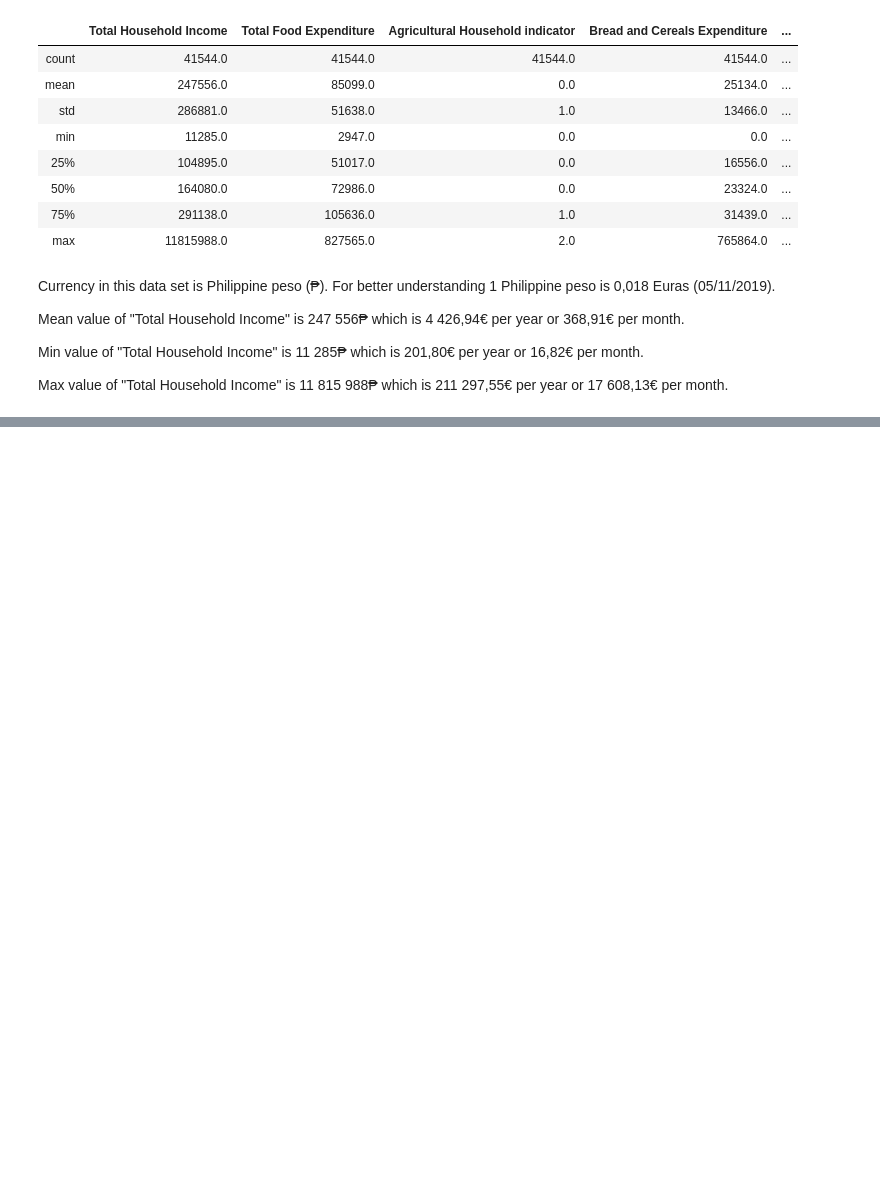
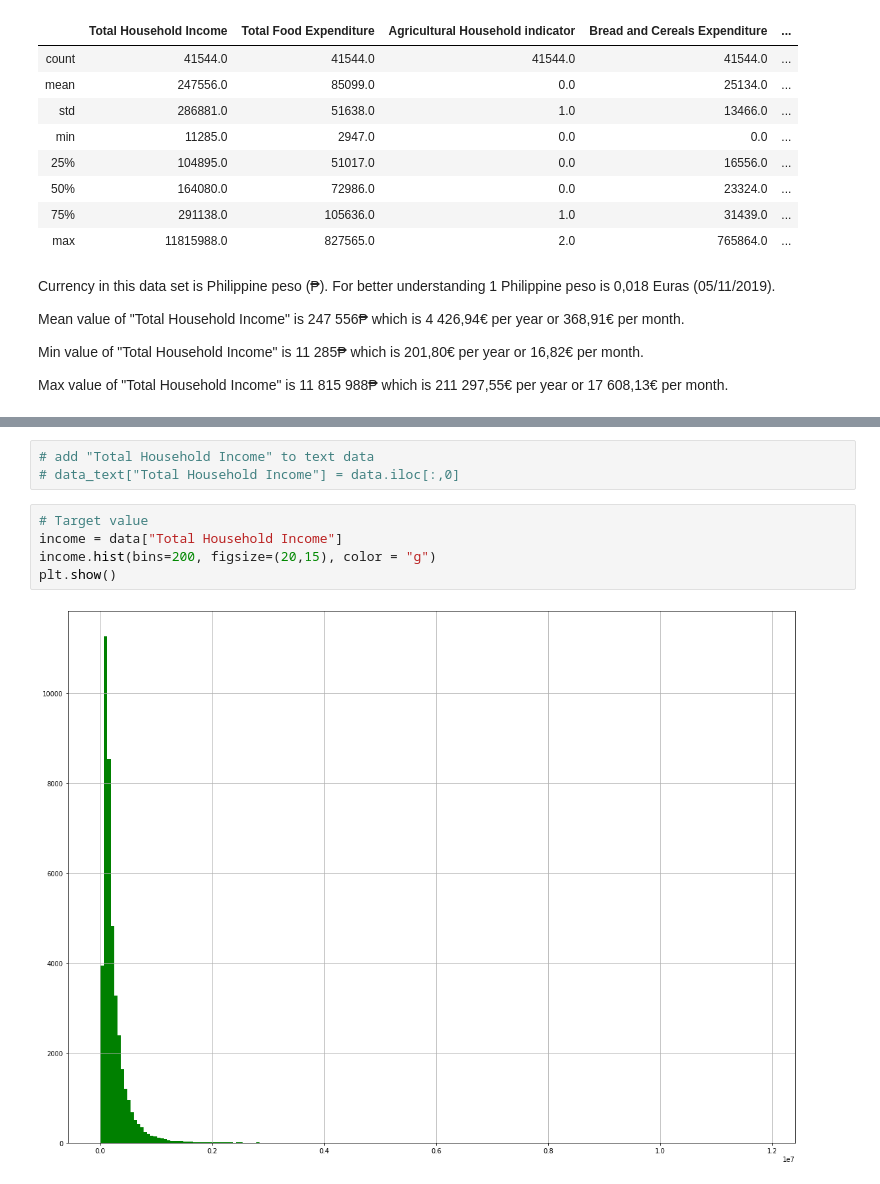
Before and after one commit to Rasa117/project, a Jupyter notebook: view of dataset.ipynb, the cells around one changed output, grey strips where cells are left out. Cells and saved outputs as stored; diff of their text form; blank space fills up the shorter version.

```diff
--- a/view of dataset.ipynb
+++ b/view of dataset.ipynb
@@ -118,0 +79,10 @@ plt.show()
+# %%
+# add "Total Household Income" to text data
+# data_text["Total Household Income"] = data.iloc[:,0]
+# %%
+# Target value
+income = data["Total Household Income"]
+income.hist(bins=200, figsize=(20,15), color = "g")
+plt.show()
+# %% [output]
+[figure, added]
```
Also changed, not shown: parts of 68 cells of this notebook.
